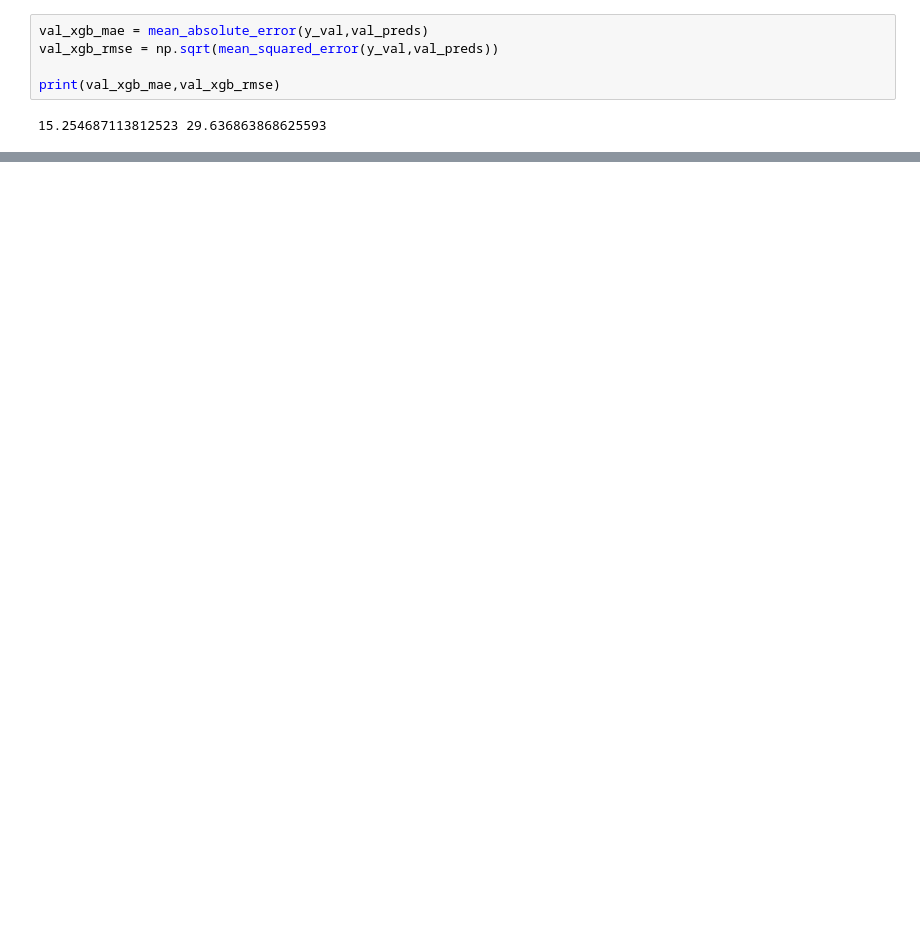
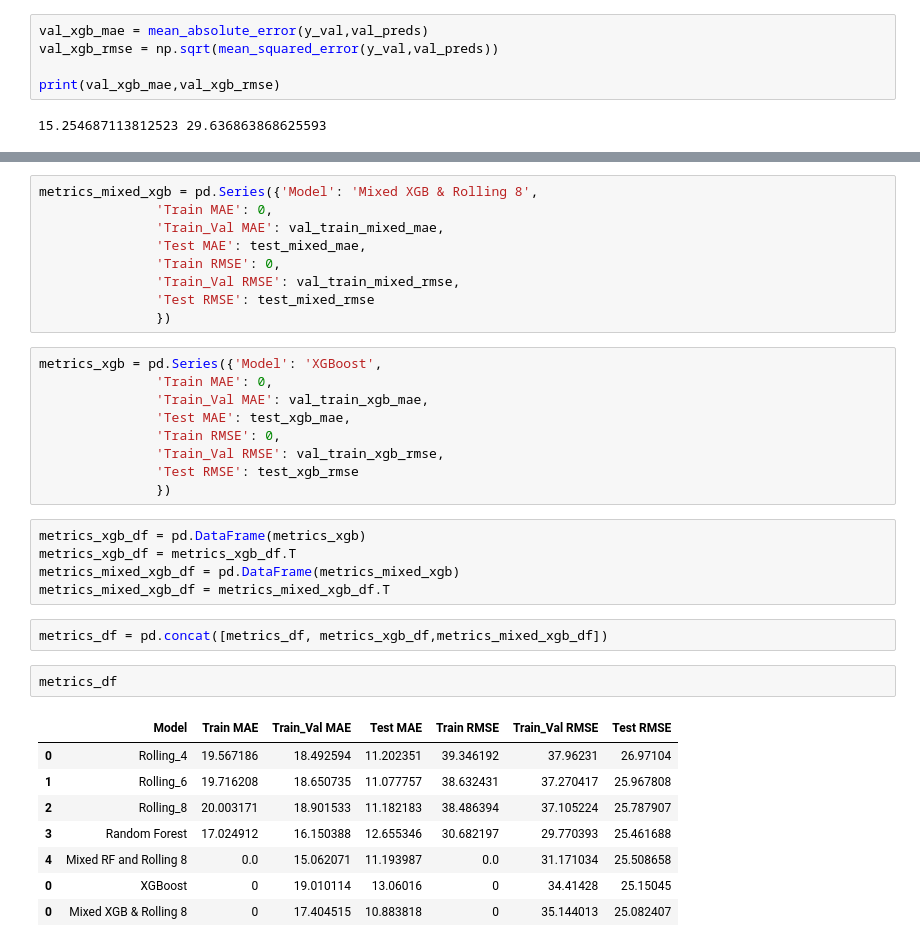
Before and after one commit to bowserd1/Iowa-Food-Coop, a Jupyter notebook: Modeling.ipynb, the cells around one changed output, grey strips where cells are left out. Saved outputs shown, nothing was run; the diff lists cells and outputs as text; blank space fills up the shorter version.

```diff
--- a/Modeling.ipynb
+++ b/Modeling.ipynb
@@ -128,0 +232,36 @@ results_df = pd.DataFrame(results_2)
+# %%
+metrics_mixed_xgb = pd.Series({'Model': 'Mixed XGB & Rolling 8',
+               'Train MAE': 0,
+               'Train_Val MAE': val_train_mixed_mae,
+               'Test MAE': test_mixed_mae,
+               'Train RMSE': 0,
+               'Train_Val RMSE': val_train_mixed_rmse,
+               'Test RMSE': test_mixed_rmse
+               })
+# %%
+metrics_xgb = pd.Series({'Model': 'XGBoost',
+               'Train MAE': 0,
+               'Train_Val MAE': val_train_xgb_mae,
+               'Test MAE': test_xgb_mae,
+               'Train RMSE': 0,
+               'Train_Val RMSE': val_train_xgb_rmse,
+               'Test RMSE': test_xgb_rmse
+               })
+# %%
+metrics_xgb_df = pd.DataFrame(metrics_xgb)
+metrics_xgb_df = metrics_xgb_df.T
+metrics_mixed_xgb_df = pd.DataFrame(metrics_mixed_xgb)
+metrics_mixed_xgb_df = metrics_mixed_xgb_df.T
+# %%
+metrics_df = pd.concat([metrics_df, metrics_xgb_df,metrics_mixed_xgb_df])
+# %%
+metrics_df
+# %% [output]
+|  | Model | Train MAE | Train_Val MAE | Test MAE | Train RMSE | Train_Val RMSE | Test RMSE |
+| 0 | Rolling_4 | 19.567186 | 18.492594 | 11.202351 | 39.346192 | 37.96231 | 26.97104 |
+| 1 | Rolling_6 | 19.716208 | 18.650735 | 11.077757 | 38.632431 | 37.270417 | 25.967808 |
+| 2 | Rolling_8 | 20.003171 | 18.901533 | 11.182183 | 38.486394 | 37.105224 | 25.787907 |
+| 3 | Random Forest | 17.024912 | 16.150388 | 12.655346 | 30.682197 | 29.770393 | 25.461688 |
+| 4 | Mixed RF and Rolling 8 | 0.0 | 15.062071 | 11.193987 | 0.0 | 31.171034 | 25.508658 |
+| 0 | XGBoost | 0 | 19.010114 | 13.06016 | 0 | 34.41428 | 25.15045 |
+| 0 | Mixed XGB & Rolling 8 | 0 | 17.404515 | 10.883818 | 0 | 35.144013 | 25.082407 |
```
Also changed, not shown: parts of 44 cells of this notebook, 2 other files.
